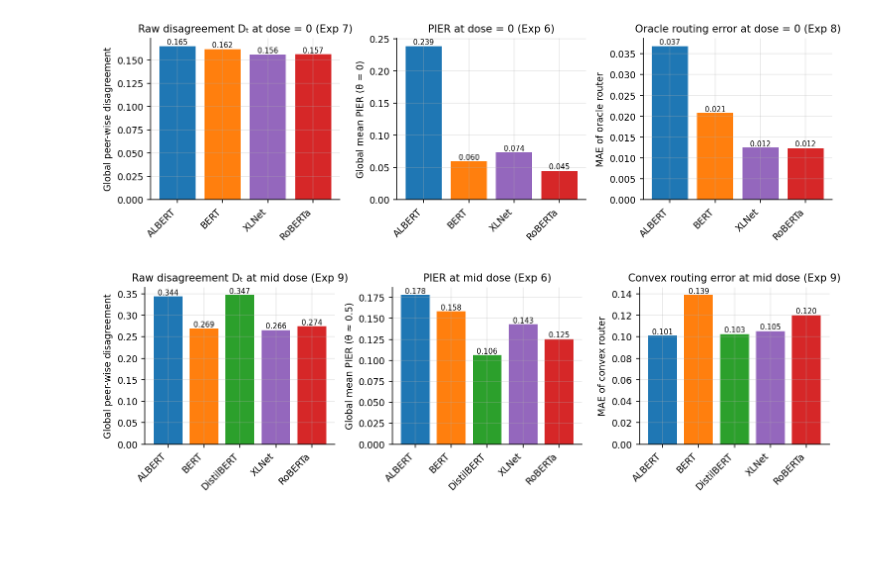
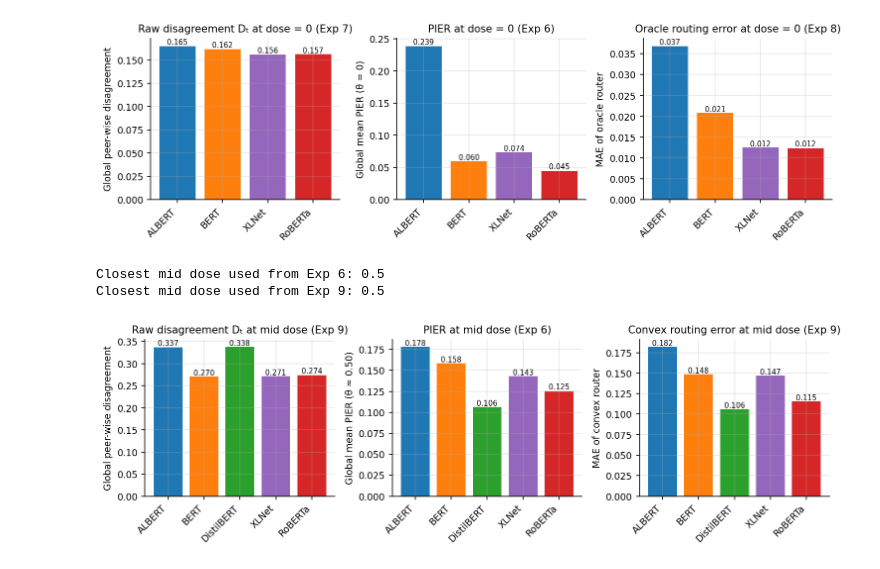
Before and after one commit to youlei202/ISQED, a Jupyter notebook: notebooks/09_routing_sanity.ipynb, the cells around one changed output. Saved outputs shown, nothing was run; the diff lists cells and outputs as text; code cells hidden in the pictures; blank space fills up the shorter version.

```diff
--- a/notebooks/09_routing_sanity.ipynb
+++ b/notebooks/09_routing_sanity.ipynb
@@ -289,15 +289,19 @@ plt.rcParams["legend.frameon"] = False
 # ----------------------------------------------------------
 tables_dir = os.path.join("..", "results", "tables")
 exp6_path = os.path.join(tables_dir, "exp6_bert_multicontext_pier.csv")
-exp9_path = os.path.join(tables_dir, "exp9_routing_sanity_dose05_convex.csv")
+exp9_path = os.path.join(tables_dir, "exp9_routing_sanity_dose_grid_convex.csv")
 
 exp6_df = pd.read_csv(exp6_path)
 exp9_df = pd.read_csv(exp9_path)
 
 # ----------------------------------------------------------
-# 2. Global PIER at mid dose (closest to 0.5)
+# 2. Global PIER at mid dose (closest to target_dose)
 # ----------------------------------------------------------
 def compute_pier_at_dose(exp6_df: pd.DataFrame, dose_target: float) -> pd.DataFrame:
+    """
+    Compute global mean PIER per model at the dose closest to dose_target,
+    averaging over all contexts.
+    """
     doses = exp6_df["Dose"].unique()
     closest_dose = float(doses[np.argmin(np.abs(doses - dose_target))])
     sub = exp6_df[np.isclose(exp6_df["Dose"], closest_dose)].copy()
@@ -308,14 +312,22 @@ def compute_pier_at_dose(exp6_df: pd.DataFrame, dose_target: float) -> pd.DataFr
         .rename(columns={"MeanPIER": "PIER_DoseMid"})
     )
     pier_global["Dose_Exp6"] = closest_dose
-    return pier_global
+    return pier_global, closest_dose
 
-pier_mid = compute_pier_at_dose(exp6_df, dose_target=0.5)
+target_dose_mid = 0.5
+pier_mid, chosen_dose_mid = compute_pier_at_dose(exp6_df, dose_target=target_dose_mid)
+print("Closest mid dose used from Exp 6:", chosen_dose_mid)
 
 # ----------------------------------------------------------
-# 3. Merge into a single summary table
+# 3. Select Exp 9 rows at the same mid dose and merge
 # ----------------------------------------------------------
-summary_mid = exp9_df.merge(pier_mid, on="TargetModel", how="left")
+doses9 = exp9_df["Dose"].unique()
+closest_dose9 = float(doses9[np.argmin(np.abs(doses9 - target_dose_mid))])
+print("Closest mid dose used from Exp 9:", closest_dose9)
+
+exp9_mid = exp9_df[np.isclose(exp9_df["Dose"], closest_dose9)].copy()
+
+summary_mid = exp9_mid.merge(pier_mid, on="TargetModel", how="left")
 
 summary_mid = summary_mid[
     [
@@ -335,12 +347,12 @@ summary_mid = summary_mid[
 summary_mid
 
 # ----------------------------------------------------------
-# 4. Bar plots (one row, 4 panels) for mid-dose metrics
+# 4. Bar plots (one row, 3 panels) for mid-dose metrics
 # ----------------------------------------------------------
-def plot_four_bar_metrics_row_mid(summary_df: pd.DataFrame):
+def plot_three_bar_metrics_row_mid(summary_df: pd.DataFrame):
     desired_order = ["ALBERT", "BERT", "DistilBERT", "XLNet", "RoBERTa"]
     color_map = {
-        "ALBERT": "tab:blue", # Not used here
+        "ALBERT": "tab:blue",
         "BERT": "tab:orange",
         "DistilBERT": "tab:green",
         "RoBERTa": "tab:red",
@@ -357,40 +369,41 @@ def plot_four_bar_metrics_row_mid(summary_df: pd.DataFrame):
 
     metrics = [
         ("GlobalDisagreement_D", "Raw disagreement Dₜ at mid dose (Exp 9)", "Global peer-wise disagreement"),
-        ("PIER_DoseMid", "PIER at mid dose (Exp 6)", "Global mean PIER (θ ≈ 0.5)"),
-        # ("MAE_OracleRouter", "Oracle routing error at mid dose (Exp 9)", "MAE of oracle router"),
+        ("PIER_DoseMid", "PIER at mid dose (Exp 6)", "Global mean PIER (θ ≈ {:.2f})".format(chosen_dose_mid)),
         ("MAE_ConvexRouter", "Convex routing error at mid dose (Exp 9)", "MAE of convex router"),
     ]
 
     fig, axes = plt.subplots(1, 3, figsize=(10, 3.2), sharey=False)
 
     for ax, (col, title, ylabel) in zip(axes, metrics):
         vals = df[col].values
         bar_colors = [color_map[m] for m in models]
 
         ax.bar(x, vals, color=bar_colors)
         ax.set_xticks(x)
         ax.set_xticklabels(models, rotation=45, ha="right")
 
         ax.set_title(title, fontsize=10)
         ax.set_ylabel(ylabel)
 
         for xi, v in zip(x, vals):
             ax.text(
                 xi,
                 v,
                 f"{v:.3f}",
                 ha="center",
                 va="bottom",
                 fontsize=7,
             )
 
         ax.grid(axis="y", alpha=0.3)
 
     plt.tight_layout()
     plt.show()
 
 
-plot_four_bar_metrics_row_mid(summary_mid)
+plot_three_bar_metrics_row_mid(summary_mid)
 # %% [output]
+Closest mid dose used from Exp 6: 0.5
+Closest mid dose used from Exp 9: 0.5
-[figure, old version]
+[figure, new version]
```
Also changed, not shown: 1 other file.
